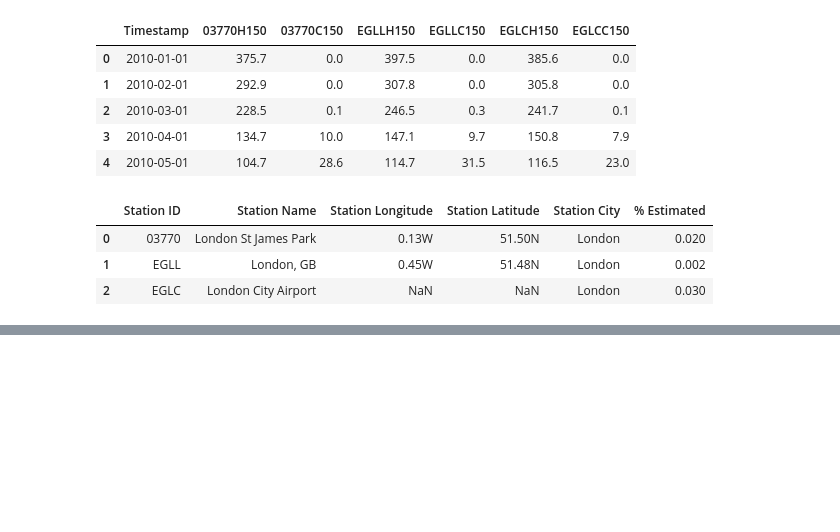
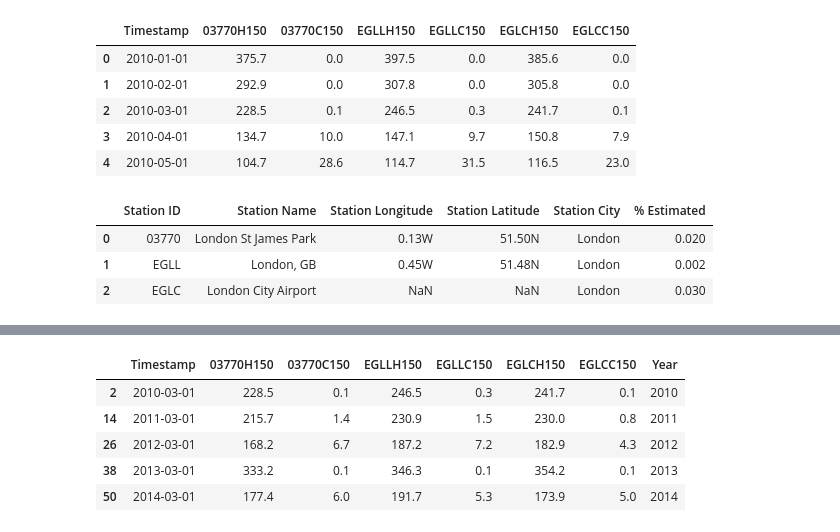
Before and after one commit to JoeyBream/weather-data, a Jupyter notebook: data.ipynb, the cells around one changed output, grey strips where cells are left out. Saved outputs shown, nothing was run; the diff lists cells and outputs as text; code cells hidden in the pictures; blank space fills up the shorter version.

```diff
--- a/data.ipynb
+++ b/data.ipynb
@@ -100,0 +101,11 @@ Text(0, 0.5, 'Heating degree days')
+# %%
+# Slice data to only give March from each year
+WS_Data_March = WS_Data[WS_Data['Timestamp'].dt.month == 3]
+WS_Data_March.head()
+# %% [output]
+|  | Timestamp | 03770H150 | 03770C150 | EGLLH150 | EGLLC150 | EGLCH150 | EGLCC150 | Year |
+| 2 | 2010-03-01 | 228.5 | 0.1 | 246.5 | 0.3 | 241.7 | 0.1 | 2010 |
+| 14 | 2011-03-01 | 215.7 | 1.4 | 230.9 | 1.5 | 230.0 | 0.8 | 2011 |
+| 26 | 2012-03-01 | 168.2 | 6.7 | 187.2 | 7.2 | 182.9 | 4.3 | 2012 |
+| 38 | 2013-03-01 | 333.2 | 0.1 | 346.3 | 0.1 | 354.2 | 0.1 | 2013 |
+| 50 | 2014-03-01 | 177.4 | 6.0 | 191.7 | 5.3 | 173.9 | 5.0 | 2014 |
```
Also changed, not shown: parts of 11 cells of this notebook.
